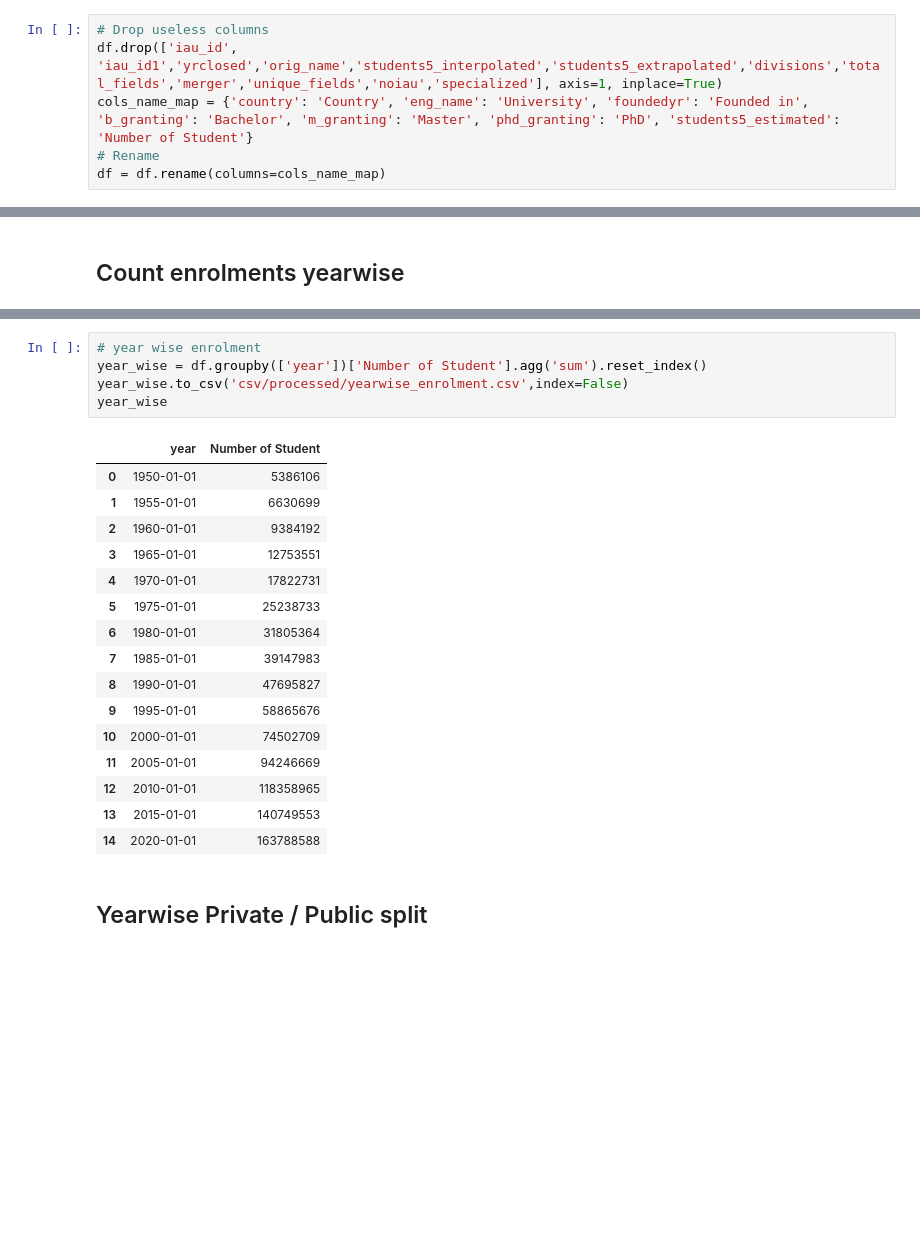
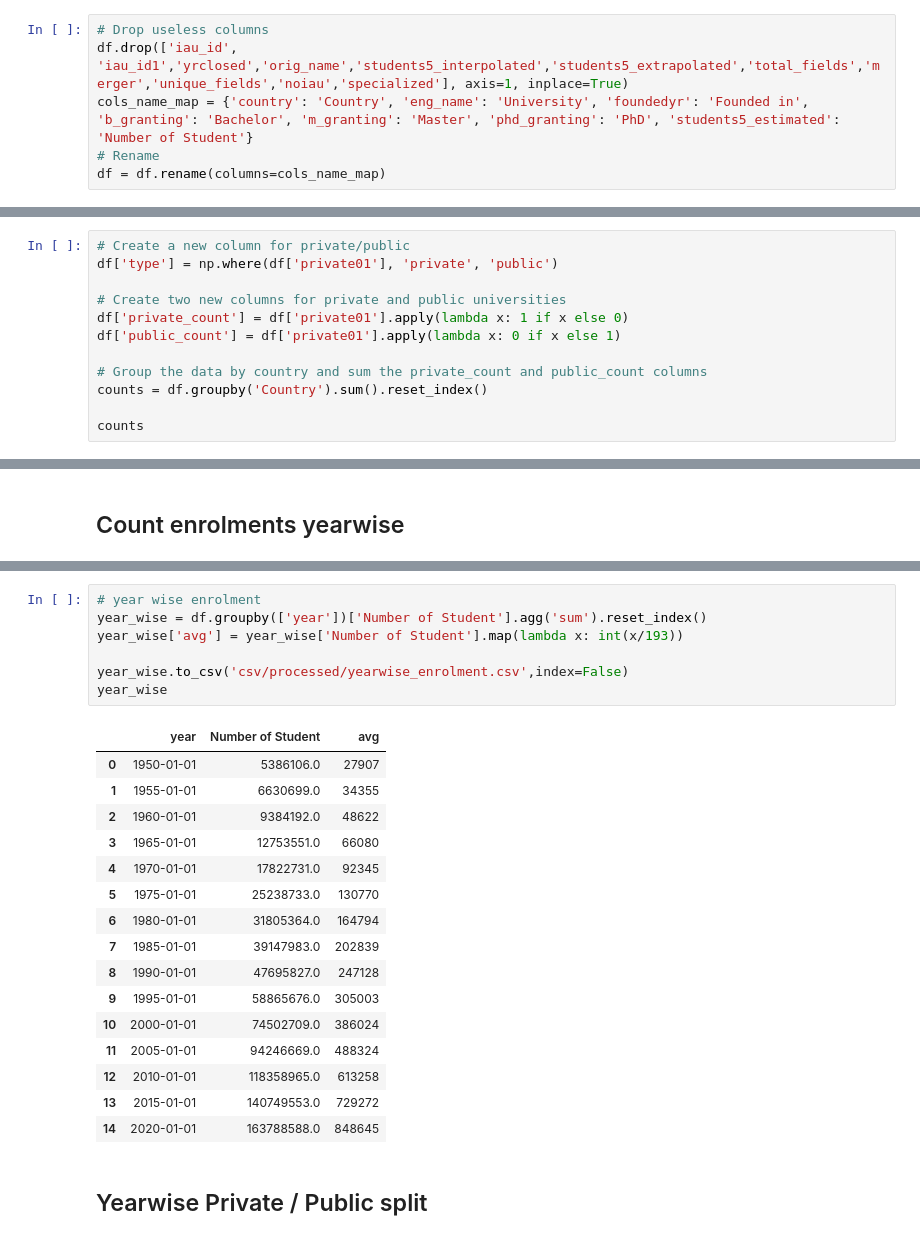
Before and after one commit to hannanmustajab/University-Enrolment-Dashboad-D3.js-, a Jupyter notebook: DV-Preprocessing.ipynb, the cells around one changed output, grey strips where cells are left out. Cells and saved outputs as stored; diff of their text form; blank space fills up the shorter version.

```diff
--- a/DV-Preprocessing.ipynb
+++ b/DV-Preprocessing.ipynb
@@ -45,7 +45,7 @@ dtypes: datetime64[ns](1), float64(15), object(11)
 memory usage: 33.3+ MB
 # %%
 # Drop useless columns
-df.drop(['iau_id', 'iau_id1','yrclosed','orig_name','students5_interpolated','students5_extrapolated','divisions','total_fields','merger','unique_fields','noiau','specialized'], axis=1, inplace=True)
+df.drop(['iau_id', 'iau_id1','yrclosed','orig_name','students5_interpolated','students5_extrapolated','total_fields','merger','unique_fields','noiau','specialized'], axis=1, inplace=True)
 cols_name_map = {'country': 'Country', 'eng_name': 'University', 'foundedyr': 'Founded in', 'b_granting': 'Bachelor', 'm_granting': 'Master', 'phd_granting': 'PhD', 'students5_estimated': 'Number of Student'}
 # Rename
 df = df.rename(columns=cols_name_map)
@@ -89,0 +108,12 @@ grouped.to_csv('csv/processed/students_by_country_year.csv', index=False)
+# %%
+# Create a new column for private/public
+df['type'] = np.where(df['private01'], 'private', 'public')
+
+# Create two new columns for private and public universities
+df['private_count'] = df['private01'].apply(lambda x: 1 if x else 0)
+df['public_count'] = df['private01'].apply(lambda x: 0 if x else 1)
+
+# Group the data by country and sum the private_count and public_count columns
+counts = df.groupby('Country').sum().reset_index()
+
+counts
@@ -283,25 +330,27 @@ income_group_by_year
 # %%
 # year wise enrolment
 year_wise = df.groupby(['year'])['Number of Student'].agg('sum').reset_index()
+year_wise['avg'] = year_wise['Number of Student'].map(lambda x: int(x/193))
+
 year_wise.to_csv('csv/processed/yearwise_enrolment.csv',index=False)
 year_wise
 # %% [output]
-|  | year | Number of Student |
-| 0 | 1950-01-01 | 5386106 |
-| 1 | 1955-01-01 | 6630699 |
-| 2 | 1960-01-01 | 9384192 |
-| 3 | 1965-01-01 | 12753551 |
-| 4 | 1970-01-01 | 17822731 |
-| 5 | 1975-01-01 | 25238733 |
-| 6 | 1980-01-01 | 31805364 |
-| 7 | 1985-01-01 | 39147983 |
-| 8 | 1990-01-01 | 47695827 |
-| 9 | 1995-01-01 | 58865676 |
-| 10 | 2000-01-01 | 74502709 |
-| 11 | 2005-01-01 | 94246669 |
-| 12 | 2010-01-01 | 118358965 |
-| 13 | 2015-01-01 | 140749553 |
-| 14 | 2020-01-01 | 163788588 |
+|  | year | Number of Student | avg |
+| 0 | 1950-01-01 | 5386106.0 | 27907 |
+| 1 | 1955-01-01 | 6630699.0 | 34355 |
+| 2 | 1960-01-01 | 9384192.0 | 48622 |
+| 3 | 1965-01-01 | 12753551.0 | 66080 |
+| 4 | 1970-01-01 | 17822731.0 | 92345 |
+| 5 | 1975-01-01 | 25238733.0 | 130770 |
+| 6 | 1980-01-01 | 31805364.0 | 164794 |
+| 7 | 1985-01-01 | 39147983.0 | 202839 |
+| 8 | 1990-01-01 | 47695827.0 | 247128 |
+| 9 | 1995-01-01 | 58865676.0 | 305003 |
+| 10 | 2000-01-01 | 74502709.0 | 386024 |
+| 11 | 2005-01-01 | 94246669.0 | 488324 |
+| 12 | 2010-01-01 | 118358965.0 | 613258 |
+| 13 | 2015-01-01 | 140749553.0 | 729272 |
+| 14 | 2020-01-01 | 163788588.0 | 848645 |
 # %% [markdown]
 ## Yearwise Private / Public split
 # %%
```
Also changed, not shown: parts of 8 cells of this notebook, 8 other files.
